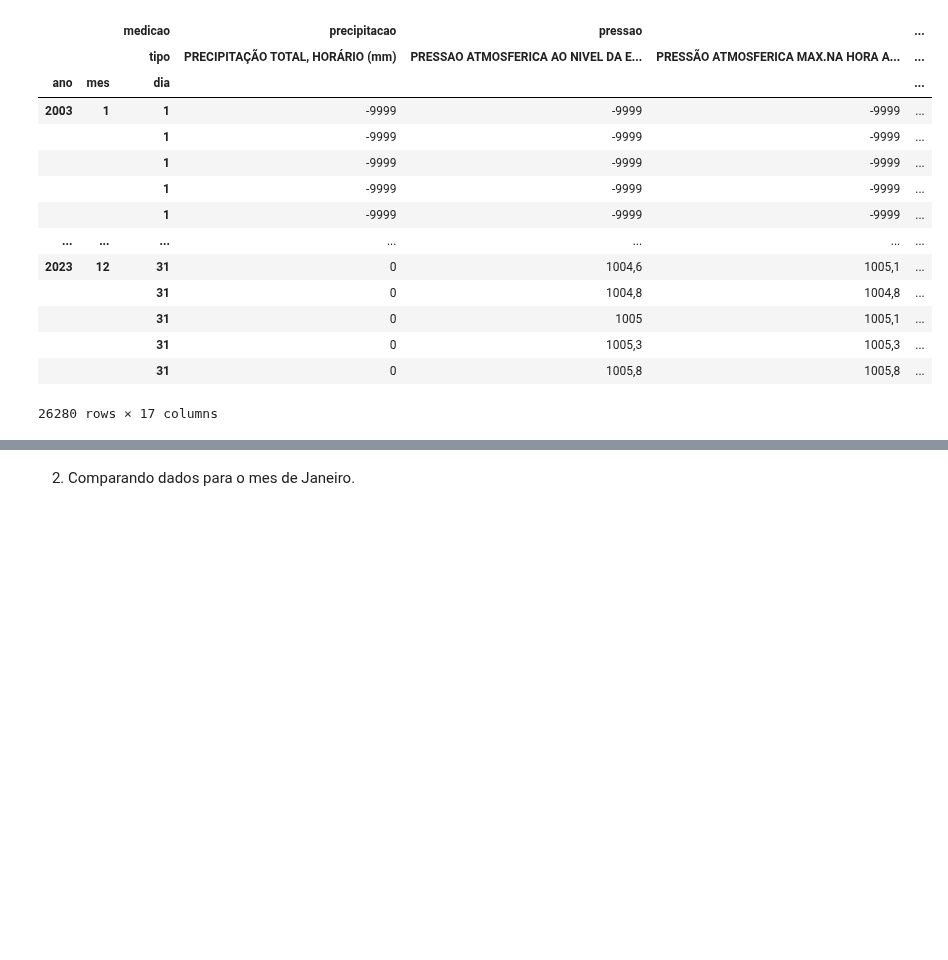
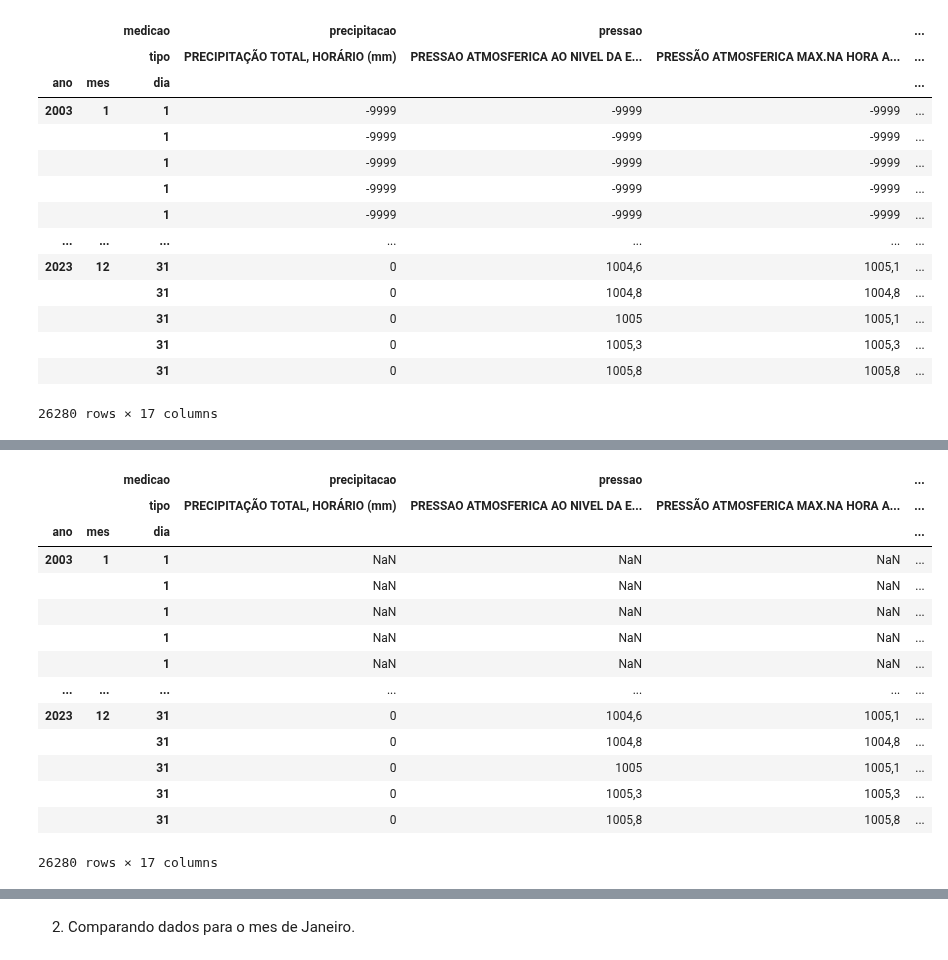
Before and after one commit to everaldina/Trilha_Python, a Jupyter notebook: dev-Everaldina/PI-007.ipynb, the cells around one changed output, grey strips where cells are left out. Saved outputs shown, nothing was run; the diff lists cells and outputs as text; code cells hidden in the pictures; blank space fills up the shorter version.

Commit message:
add analise de precipitacao e temperatura por ano

```diff
--- a/dev-Everaldina/PI-007.ipynb
+++ b/dev-Everaldina/PI-007.ipynb
@@ -179,3 +156,28 @@ Colunas depois:
+# %%
+# convertendo a coluna data para o tipo datetime
+estacao_ssa_2003['DATA (YYYY-MM-DD)'] = pd.to_datetime(estacao_ssa_2003['DATA (YYYY-MM-DD)'])
+estacao_ssa_2013['DATA (YYYY-MM-DD)'] = pd.to_datetime(estacao_ssa_2013['DATA (YYYY-MM-DD)'])
+estacao_ssa_2023['DATA (YYYY-MM-DD)'] = pd.to_datetime(estacao_ssa_2023['DATA (YYYY-MM-DD)'])
+
+
+# pegando listas com os anos, meses e dias de cada dataframe
+anos = pd.concat([estacao_ssa_2003['DATA (YYYY-MM-DD)'].dt.year,
+                  estacao_ssa_2013['DATA (YYYY-MM-DD)'].dt.year,
+                  estacao_ssa_2023['DATA (YYYY-MM-DD)'].dt.year])
+anos = anos.values
+
+meses = pd.concat([estacao_ssa_2003['DATA (YYYY-MM-DD)'].dt.month,
+                   estacao_ssa_2013['DATA (YYYY-MM-DD)'].dt.month,
+                   estacao_ssa_2023['DATA (YYYY-MM-DD)'].dt.month])
+meses = meses.values
+
+dias = pd.concat([estacao_ssa_2003['DATA (YYYY-MM-DD)'].dt.day,
+                  estacao_ssa_2013['DATA (YYYY-MM-DD)'].dt.day,
+                  estacao_ssa_2023['DATA (YYYY-MM-DD)'].dt.day])
+
+
+# criando indice
+index = pd.MultiIndex.from_arrays([anos, meses, dias], names=['ano', 'mes', 'dia'])
 # %%
 # criando dataframa multiindexado por ano, mes e dia
 estacao_ssa = pd.concat([estacao_ssa_2003, estacao_ssa_2013, estacao_ssa_2023]).drop(columns=['DATA (YYYY-MM-DD)', 'HORA (UTC)'])
@@ -226,0 +263,22 @@ estacao_ssa
+# %%
+# substituindo valores -9999 por NaN
+estacao_ssa.replace(['-9999', -9999, -9999.0, '-9999.0'], value= np.nan, inplace=True)
+
+
+estacao_ssa
+# %% [output]
+|  |  | medicao | precipitacao | pressao |  | ... |
+|  |  | tipo | PRECIPITAÇÃO TOTAL, HORÁRIO (mm) | PRESSAO ATMOSFERICA AO NIVEL DA E... | PRESSÃO ATMOSFERICA MAX.NA HORA A... | ... |
+| ano | mes | dia |  |  |  | ... |
+| 2003 | 1 | 1 | NaN | NaN | NaN | ... |
+|  |  | 1 | NaN | NaN | NaN | ... |
+|  |  | 1 | NaN | NaN | NaN | ... |
+|  |  | 1 | NaN | NaN | NaN | ... |
+|  |  | 1 | NaN | NaN | NaN | ... |
+| ... | ... | ... | ... | ... | ... | ... |
+| 2023 | 12 | 31 | 0 | 1004,6 | 1005,1 | ... |
+|  |  | 31 | 0 | 1004,8 | 1004,8 | ... |
+|  |  | 31 | 0 | 1005 | 1005,1 | ... |
+|  |  | 31 | 0 | 1005,3 | 1005,3 | ... |
+|  |  | 31 | 0 | 1005,8 | 1005,8 | ... |
+26280 rows × 17 columns
```
Also changed, not shown: parts of 10 cells of this notebook.
